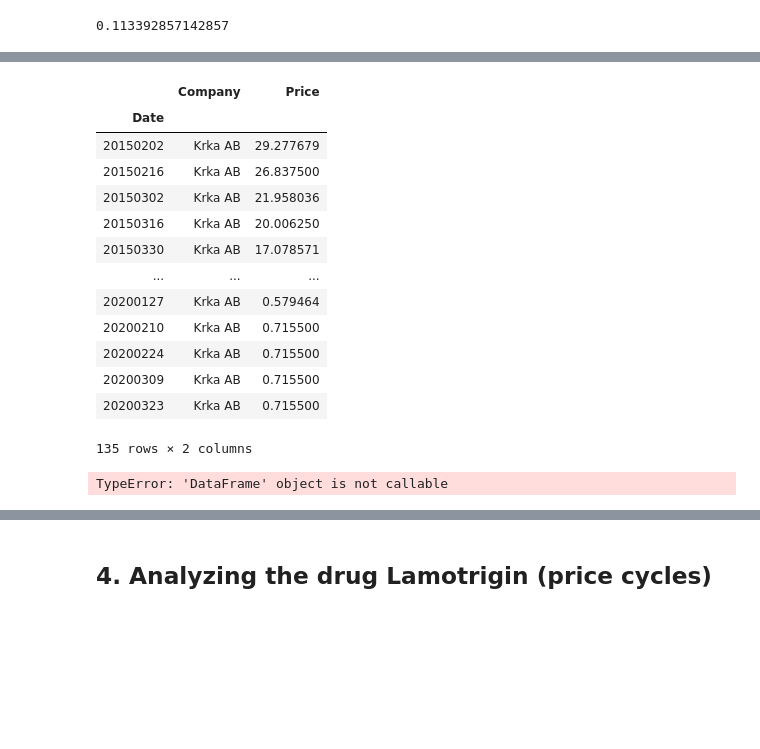
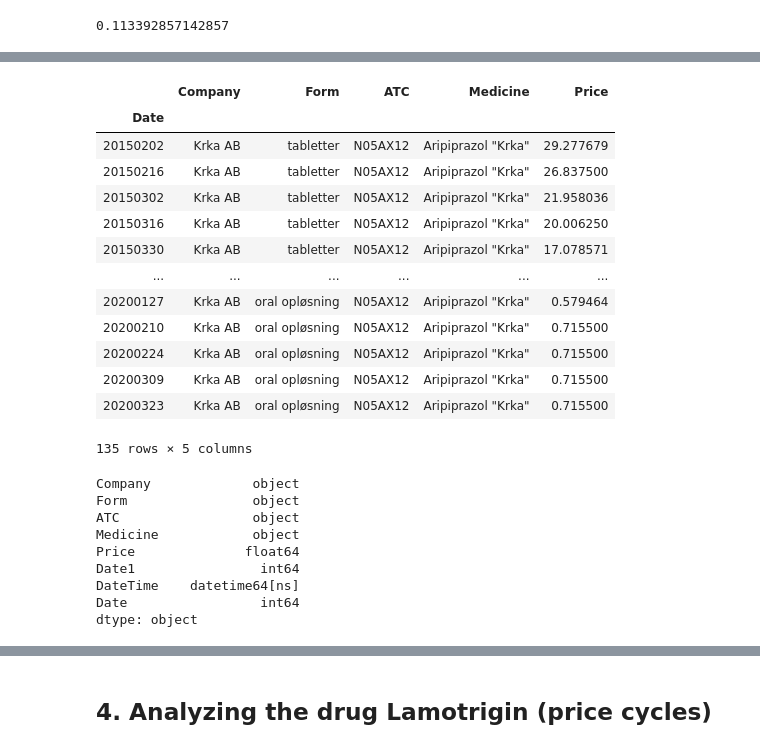
Before and after one commit to AdamTrolle/projects-2020-group-21, a Jupyter notebook: dataproject/dataproject.ipynb, the cells around one changed output, grey strips where cells are left out. Saved outputs shown, nothing was run; the diff lists cells and outputs as text; code cells hidden in the pictures; blank space fills up the shorter version.

```diff
--- a/dataproject/dataproject.ipynb
+++ b/dataproject/dataproject.ipynb
@@ -105,6 +105,5 @@ aripiprazol2=medprices_dk_copy2.loc[medprices_dk_copy2['Medicine'].isin(['Aripip
 a=aripiprazol2.Indicator.str.contains('AUP_pr_DDD')
 aripiprazol2=aripiprazol2.loc[a, :]
 drop_list=['ATC', 'Form', 'Medicine']
-aripiprazol2.drop(drop_list, axis=1, inplace=True)
-aripiprazol2.reset_index()
+aripiprazol2
 # %% [output]
@@ -289,27 +291,32 @@ aripiprazol_long
 # %%
-e.min = aripiprazol_long.groupby('Date').min()
-e_min = e.min
+e_min = aripiprazol_long.groupby('Date').min()
 e_min
 # %% [output]
-|  | Company | Price |
-| Date |  |  |
-| 20150202 | Krka AB | 29.277679 |
-| 20150216 | Krka AB | 26.837500 |
-| 20150302 | Krka AB | 21.958036 |
-| 20150316 | Krka AB | 20.006250 |
-| 20150330 | Krka AB | 17.078571 |
-| ... | ... | ... |
-| 20200127 | Krka AB | 0.579464 |
-| 20200210 | Krka AB | 0.715500 |
-| 20200224 | Krka AB | 0.715500 |
-| 20200309 | Krka AB | 0.715500 |
-| 20200323 | Krka AB | 0.715500 |
+|  | Company | Form | ATC | Medicine | Price |
+| Date |  |  |  |  |  |
+| 20150202 | Krka AB | tabletter | N05AX12 | Aripiprazol "Krka" | 29.277679 |
+| 20150216 | Krka AB | tabletter | N05AX12 | Aripiprazol "Krka" | 26.837500 |
+| 20150302 | Krka AB | tabletter | N05AX12 | Aripiprazol "Krka" | 21.958036 |
+| 20150316 | Krka AB | tabletter | N05AX12 | Aripiprazol "Krka" | 20.006250 |
+| 20150330 | Krka AB | tabletter | N05AX12 | Aripiprazol "Krka" | 17.078571 |
+| ... | ... | ... | ... | ... | ... |
+| 20200127 | Krka AB | oral opløsning | N05AX12 | Aripiprazol "Krka" | 0.579464 |
+| 20200210 | Krka AB | oral opløsning | N05AX12 | Aripiprazol "Krka" | 0.715500 |
+| 20200224 | Krka AB | oral opløsning | N05AX12 | Aripiprazol "Krka" | 0.715500 |
+| 20200309 | Krka AB | oral opløsning | N05AX12 | Aripiprazol "Krka" | 0.715500 |
+| 20200323 | Krka AB | oral opløsning | N05AX12 | Aripiprazol "Krka" | 0.715500 |
-135 rows × 2 columns
+135 rows × 5 columns
-# %%
-Company=aripiprazol_long(columns=['Company'])
-
-plt.plot(Company, Price)
-plt.xlabel('Time (hr)')
-plt.ylabel('Position (km)')
-# %% [output]
-TypeError: 'DataFrame' object is not callable
+# %%
+e_min['Date1'] = e_min.index
+e_min
+e_min.dtypes
+# %% [output]
+Company             object
+Form                object
+ATC                 object
+Medicine            object
+Price              float64
+Date1                int64
+DateTime    datetime64[ns]
+Date                 int64
+dtype: object
```
Also changed, not shown: parts of 33 cells of this notebook.
